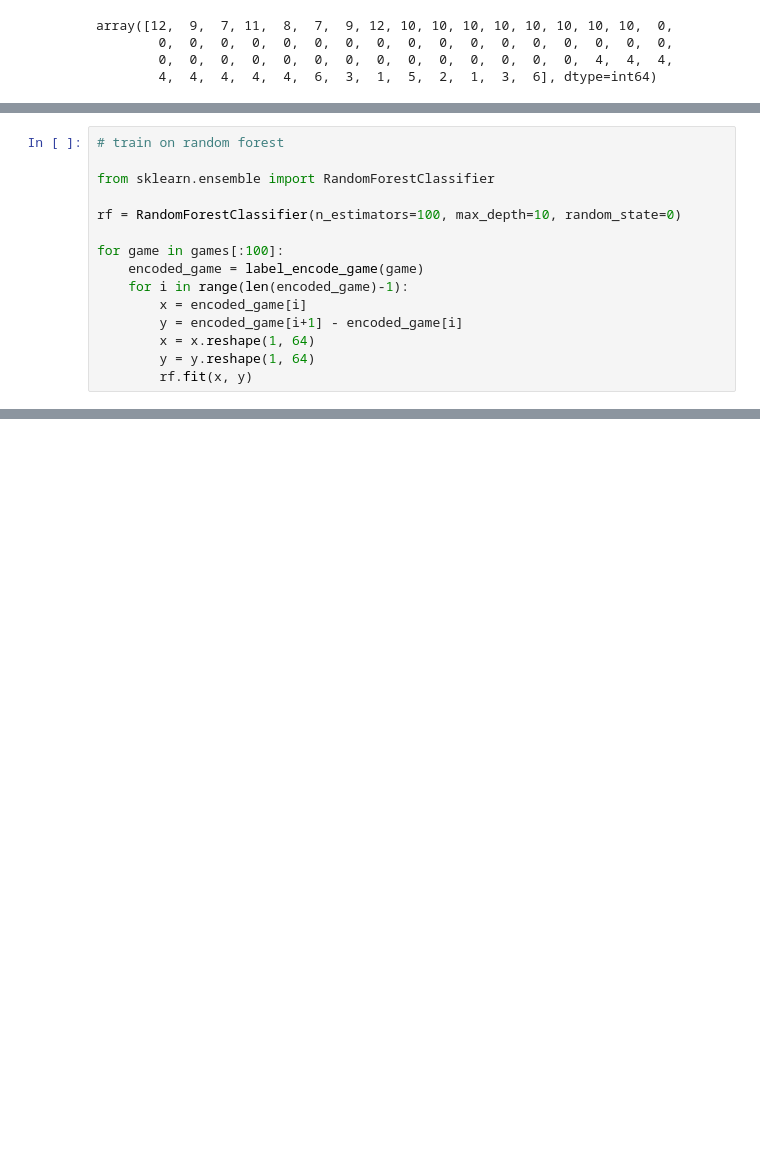
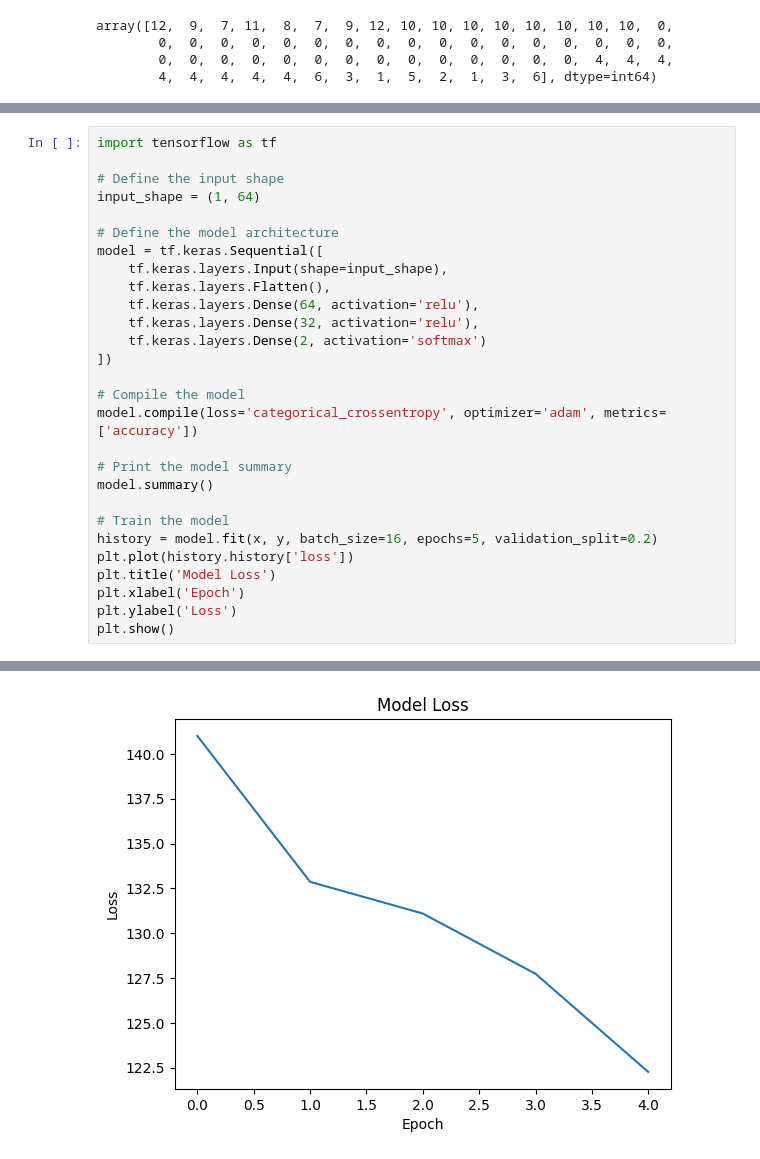
Before and after one commit to SulemanHamdani/Barely-a-chess-bot, a Jupyter notebook: label_encoder_2.ipynb, the cells around one changed output, grey strips where cells are left out. Saved outputs shown, nothing was run; the diff lists cells and outputs as text; blank space fills up the shorter version.

```diff
--- a/label_encoder_2.ipynb
+++ b/label_encoder_2.ipynb
@@ -241,15 +116,0 @@ for i in range(len(encoded_game)-1):
-# %%
-# train on random forest
-
-from sklearn.ensemble import RandomForestClassifier
-
-rf = RandomForestClassifier(n_estimators=100, max_depth=10, random_state=0)
-
-for game in games[:100]:
-    encoded_game = label_encode_game(game)
-    for i in range(len(encoded_game)-1):
-        x = encoded_game[i]
-        y = encoded_game[i+1] - encoded_game[i]
-        x = x.reshape(1, 64)
-        y = y.reshape(1, 64)
-        rf.fit(x, y)
@@ -255,0 +153,29 @@ for game in games[:100]:
+# %%
+import tensorflow as tf
+
+# Define the input shape
+input_shape = (1, 64)
+
+# Define the model architecture
+model = tf.keras.Sequential([
+    tf.keras.layers.Input(shape=input_shape),
+    tf.keras.layers.Flatten(),
+    tf.keras.layers.Dense(64, activation='relu'),
+    tf.keras.layers.Dense(32, activation='relu'),
+    tf.keras.layers.Dense(2, activation='softmax')
+])
+
+# Compile the model
+model.compile(loss='categorical_crossentropy', optimizer='adam', metrics=['accuracy'])
+
+# Print the model summary
+model.summary()
+
+# Train the model
+history = model.fit(x, y, batch_size=16, epochs=5, validation_split=0.2)
+plt.plot(history.history['loss'])
+plt.title('Model Loss')
+plt.xlabel('Epoch')
+plt.ylabel('Loss')
+plt.show()
+# %% [output]
@@ -255,0 +199 @@ for game in games[:100]:
+[figure, added]
```
Also changed, not shown: parts of 8 cells of this notebook.
